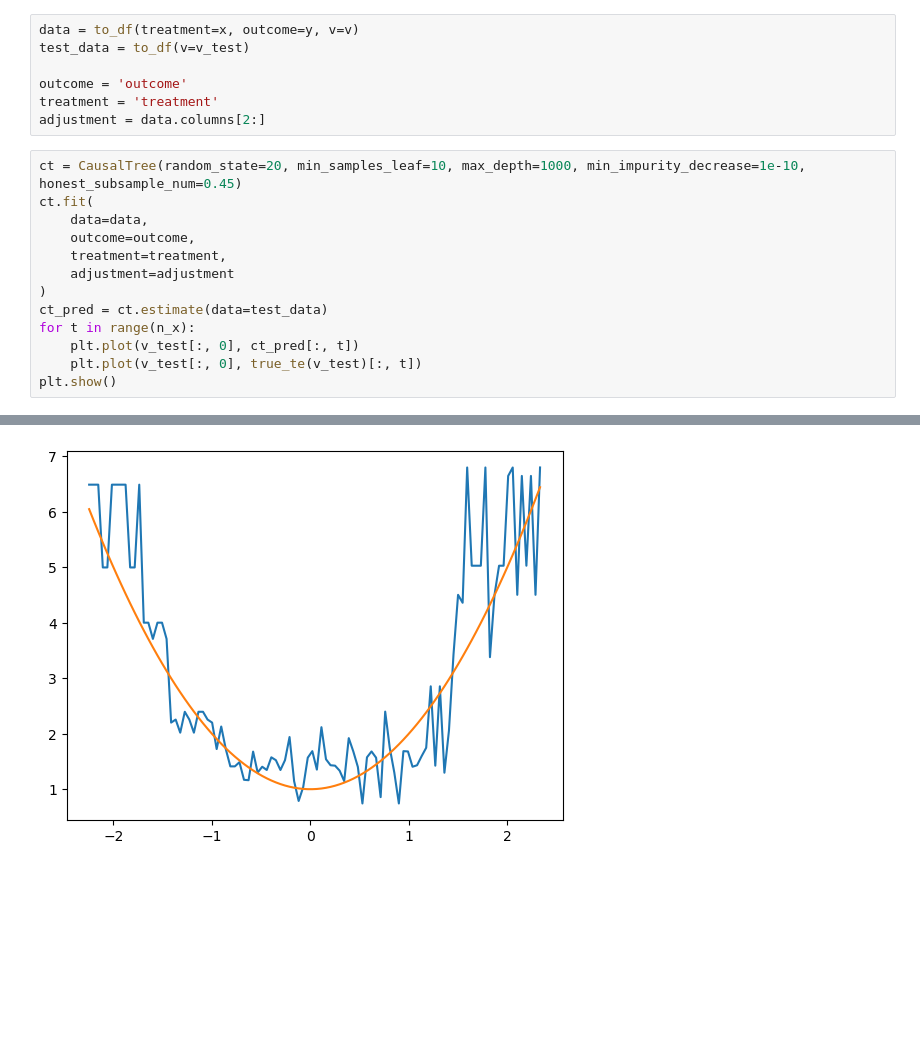
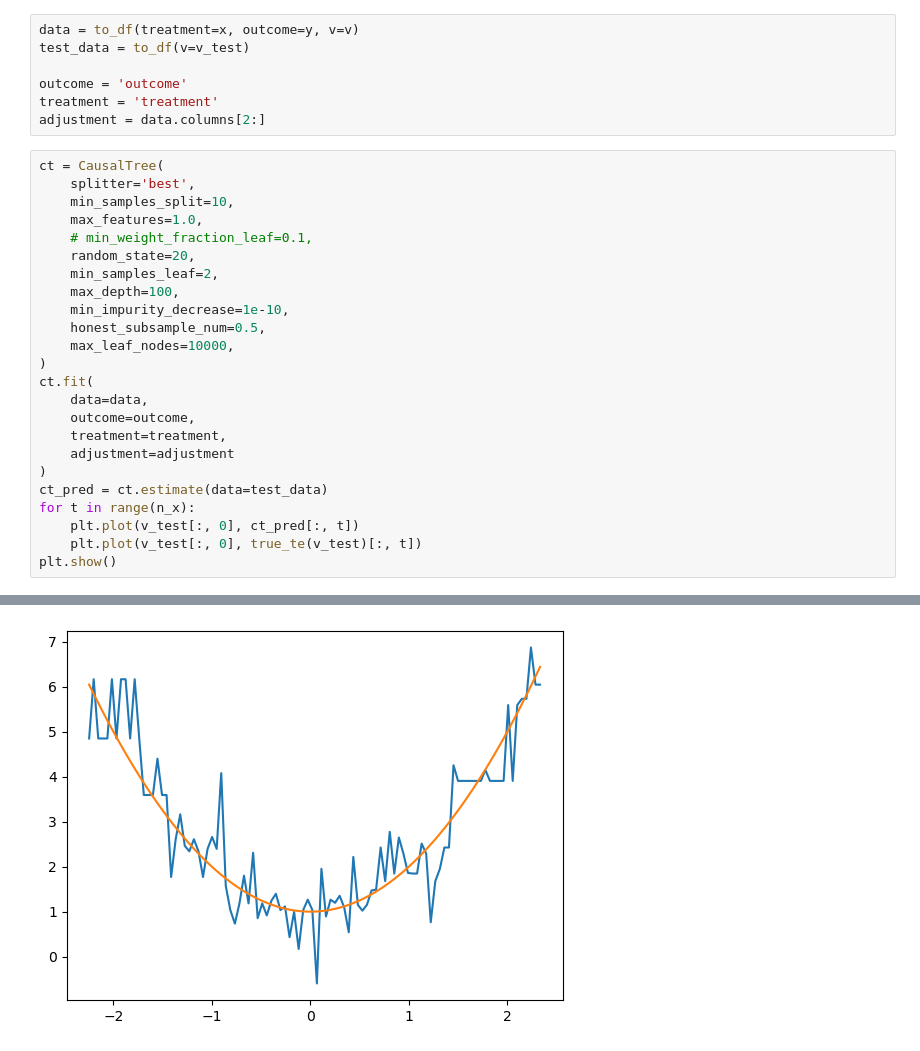
Before and after one commit to DataCanvasIO/YLearn, a Jupyter notebook: example_usages/test_causal_tree.ipynb, the cells around one changed output, grey strips where cells are left out. Drawn from its saved outputs; the diff is of its cells as text; blank space fills up the shorter version.

```diff
--- a/example_usages/test_causal_tree.ipynb
+++ b/example_usages/test_causal_tree.ipynb
@@ -27,7 +27,18 @@ outcome = 'outcome'
 treatment = 'treatment'
 adjustment = data.columns[2:]
 # %%
-ct = CausalTree(random_state=20, min_samples_leaf=10, max_depth=1000, min_impurity_decrease=1e-10, honest_subsample_num=0.45)
+ct = CausalTree(
+    splitter='best',
+    min_samples_split=10,
+    max_features=1.0,
+    # min_weight_fraction_leaf=0.1,
+    random_state=20,
+    min_samples_leaf=2,
+    max_depth=100,
+    min_impurity_decrease=1e-10,
+    honest_subsample_num=0.5,
+    max_leaf_nodes=10000,
+)
 ct.fit(
     data=data,
     outcome=outcome,
@@ -47 +58 @@ plt.show()
-[figure, old version]
+[figure, new version]
```
Also changed, not shown: parts of 2 cells of this notebook, 2 other files.
